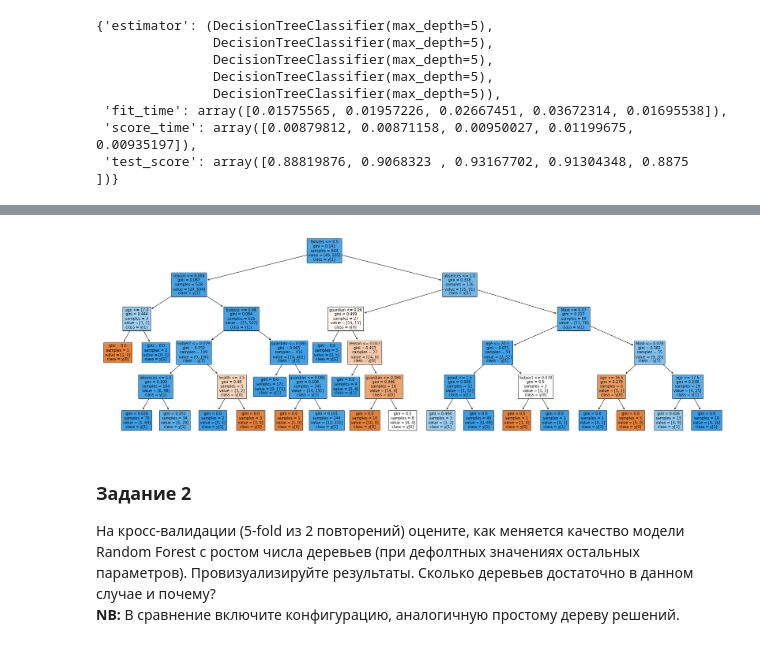
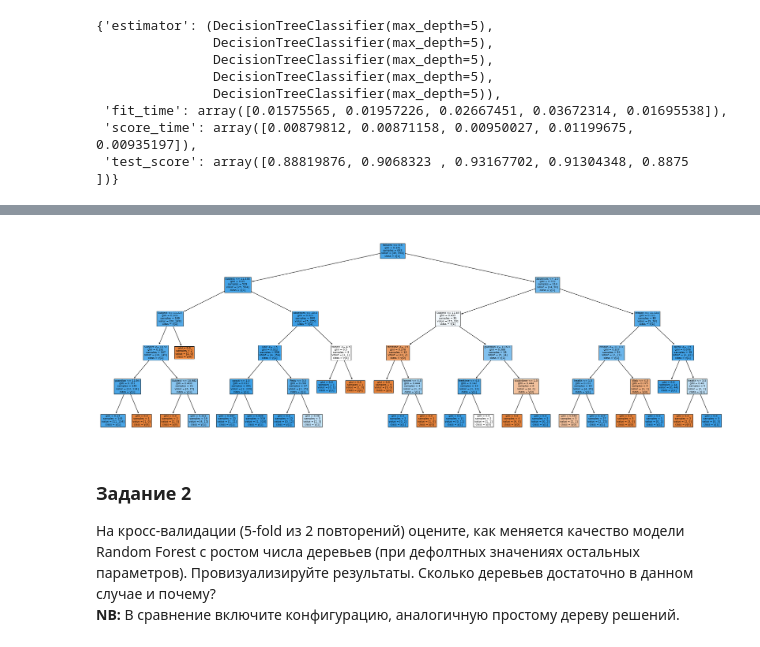
Before and after one commit to asbabiy/IAD-ML, a Jupyter notebook: Lab_3.Supervised_Learning.ipynb, the cells around one changed output, grey strips where cells are left out. Drawn from its saved outputs; the diff is of its cells as text; code cells hidden in the pictures.

```diff
--- a/Lab_3.Supervised_Learning.ipynb
+++ b/Lab_3.Supervised_Learning.ipynb
@@ -273,12 +277,6 @@ X_train_cat.head()
 | 315 | Math | 19 | 3 | 3 | other | home | other | 1 | 2 | 2 | ... |
 | 495 | Math | 18 | 1 | 1 | at_home | reputation | mother | 2 | 4 | 0 | ... |
 | 890 | Math | 15 | 4 | 4 | health | course | father | 1 | 1 | 0 | ... |
-# %%
-X_train = X_train_cat.copy()
-X_test = X_test_cat.copy()
-# %%
-X_train.iloc[:, [0, 4, 5, 6]] = encoder.fit_transform(X_train_cat.iloc[:, [0, 4, 5, 6]], y_train)
-X_test.iloc[:, [0, 4, 5, 6]] = encoder.transform(X_test_cat.iloc[:, [0, 4, 5, 6]])
 # %% [markdown]
 ## Часть 2. Регрессия
 # %% [markdown]
@@ -614,9 +645,10 @@ encoder.get_feature_names()
 # %%
+# Дерево с первой итерации очень похоже на дерево с последней за исключением вариативности признаков absences/Subject
 plt.figure(figsize=(30, 10))
-plot_tree(tree_info["estimator"][-1], filled=True, class_names=True, feature_names=X_train_g12.columns)
+plot_tree(tree_info["estimator"][0], filled=True, class_names=True, feature_names=X_train_g12.columns)
 plt.show()
 # %% [output]
-[figure, old version]
+[figure, new version]
 # %% [markdown]
 ### Задание 2
 
```
Also changed, not shown: parts of 35 cells of this notebook, 1 other file.
